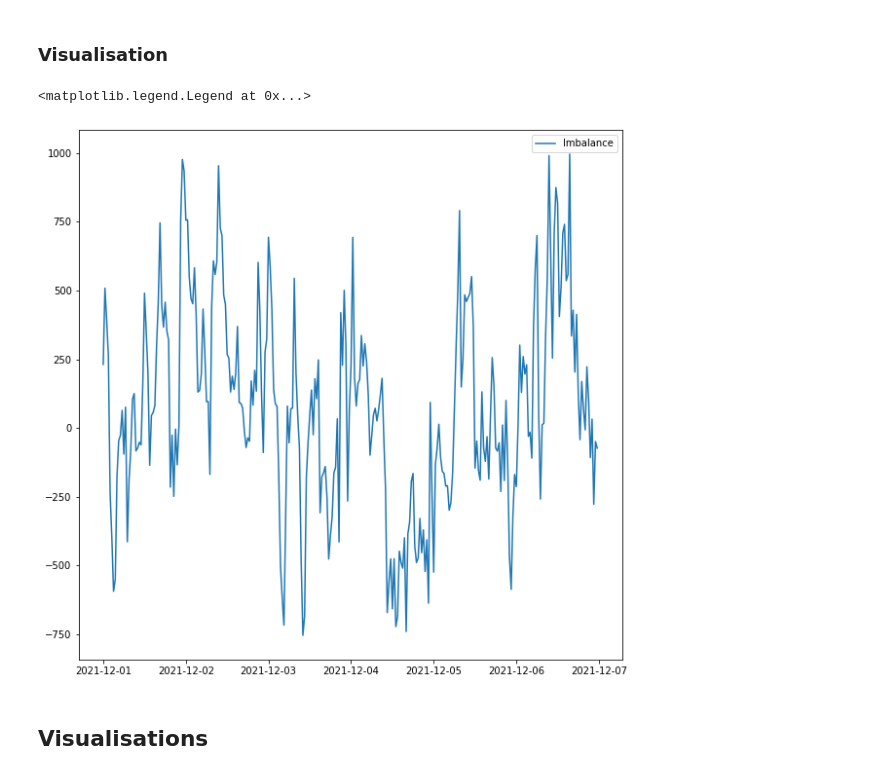
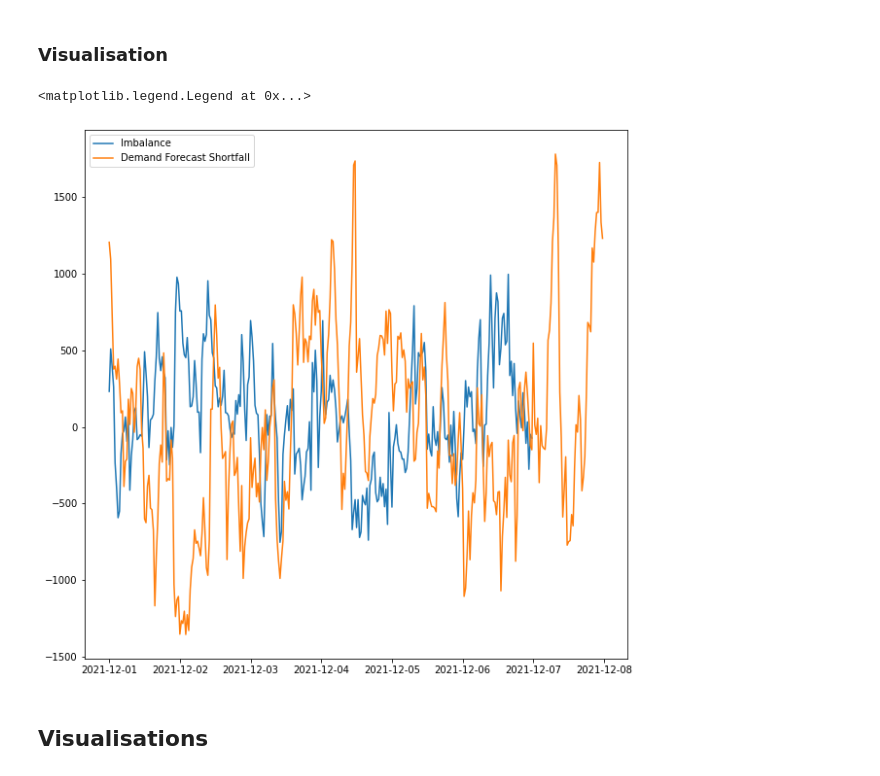
Before and after one commit to Cam-MLPW-MLMI-21-22/elexon-data-portal, a Jupyter notebook: elexon.ipynb, the cells around one changed output. Cells and saved outputs as stored; diff of their text form; code cells hidden in the pictures.

```diff
--- a/elexon.ipynb
+++ b/elexon.ipynb
@@ -644,11 +644,11 @@ df_B1780 = process_imbalance_data(df_B1780)
 # %%
 fig, ax = plt.subplots(1, 1, figsize=(10,10))
 ax.plot(df_B1780['imbalanceQuantityMAW'], label='Imbalance')
-# ax.plot(SYSDEM_for_act, label='Demand Forecast Shortfall')
+ax.plot(SYSDEM_for_act, label='Demand Forecast Shortfall')
 ax.legend()
 # %% [output]
 <matplotlib.legend.Legend at 0x...>
-[figure, old version]
+[figure, new version]
 # %% [markdown]
 ## Visualisations
 # %%
```
Also changed, not shown: parts of 42 cells of this notebook.
